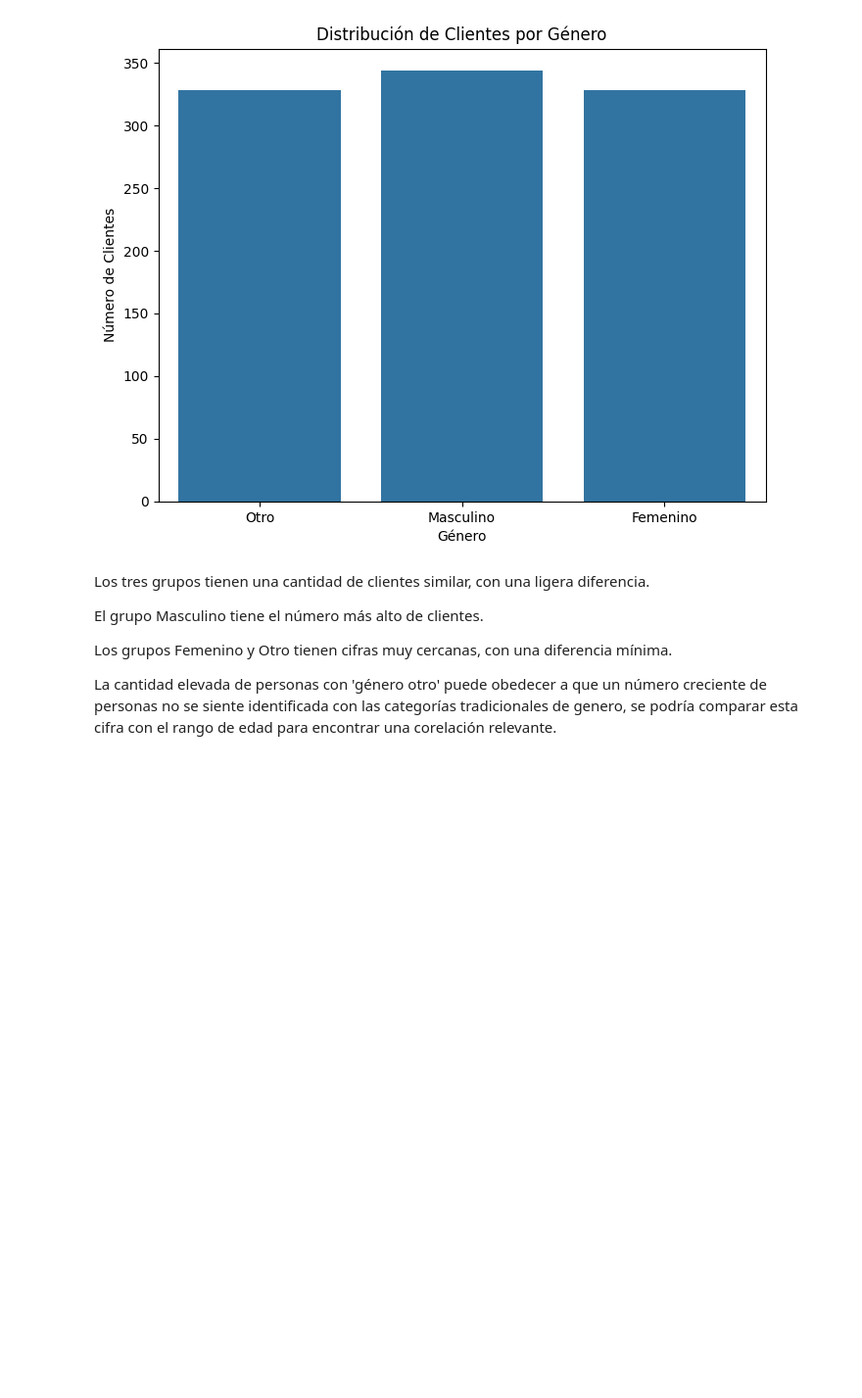
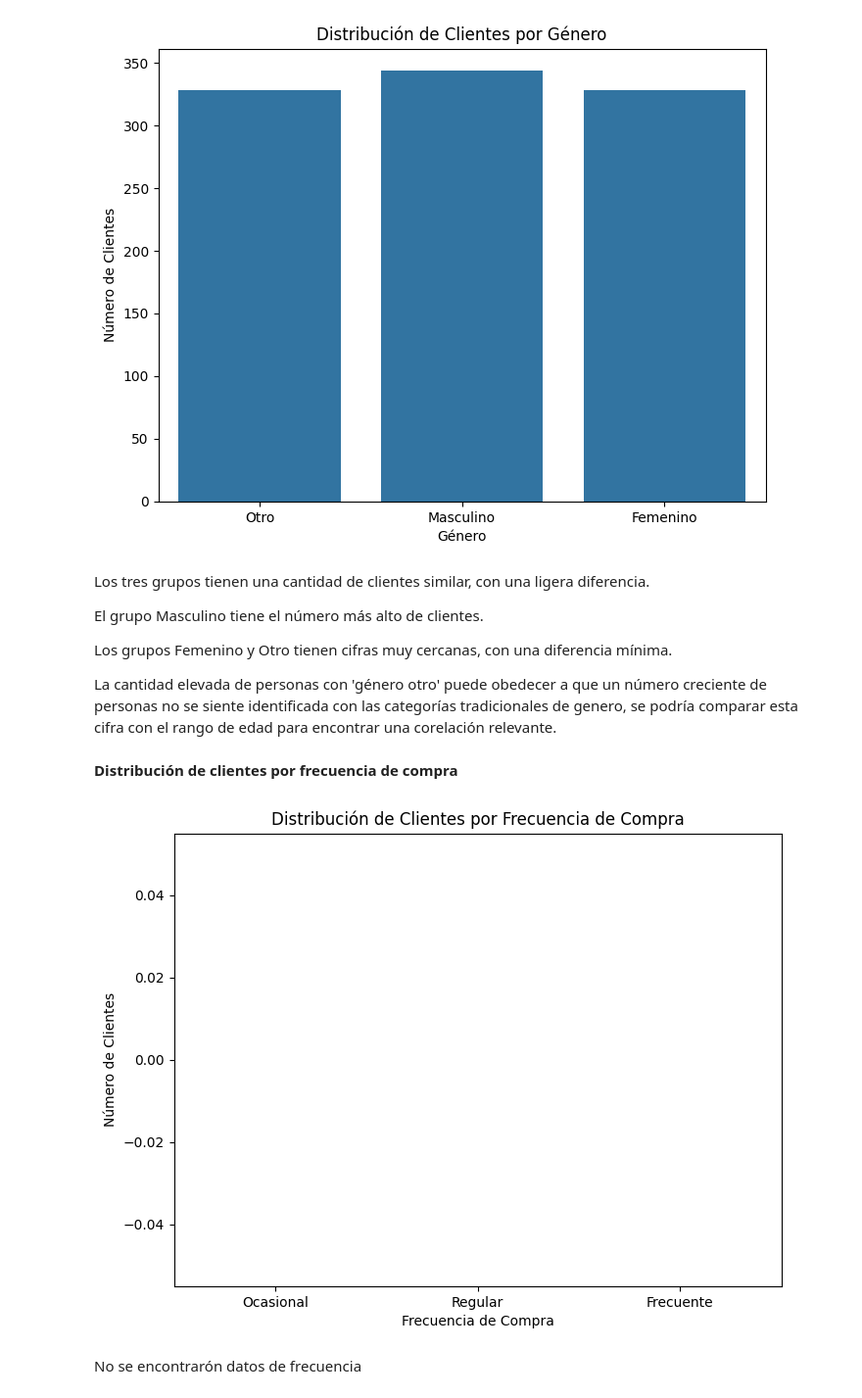
Before and after one commit to Ninigocancino/quickmart-analisis-de-ventas-y-perfil-de-clientes, a Jupyter notebook: Notebooks/quickmart_analisis.ipynb, the cells around one changed output. Shown at 98% size. Drawn from its saved outputs; the diff is of its cells as text; code cells hidden in the pictures; blank space fills up the shorter version.

Commit message:
Se realizó el análisis de distribución de clientes de acuerdo a la frecuencia de compra

```diff
--- a/Notebooks/quickmart_analisis.ipynb
+++ b/Notebooks/quickmart_analisis.ipynb
@@ -241,3 +241,16 @@ El grupo Masculino tiene el número más alto de clientes.
 Los grupos Femenino y Otro tienen cifras muy cercanas, con una diferencia mínima.
 
 La cantidad elevada de personas con 'género otro' puede obedecer a que un número creciente de personas no se siente identificada con las categorías tradicionales de genero, se podría comparar esta cifra con el rango de edad para encontrar una corelación relevante.
+# %% [markdown]
+**Distribución de clientes por frecuencia de compra**
+# %%
+plt.figure(figsize=(8,6))
+sns.countplot(x='Frecuencia_Compra', data=df_mart, order=['Ocasional','Regular','Frecuente'])
+plt.title('Distribución de Clientes por Frecuencia de Compra')
+plt.xlabel('Frecuencia de Compra')
+plt.ylabel('Número de Clientes')
+plt.show()
+# %% [output]
+[figure, added]
+# %% [markdown]
+No se encontrarón datos de frecuencia
```
